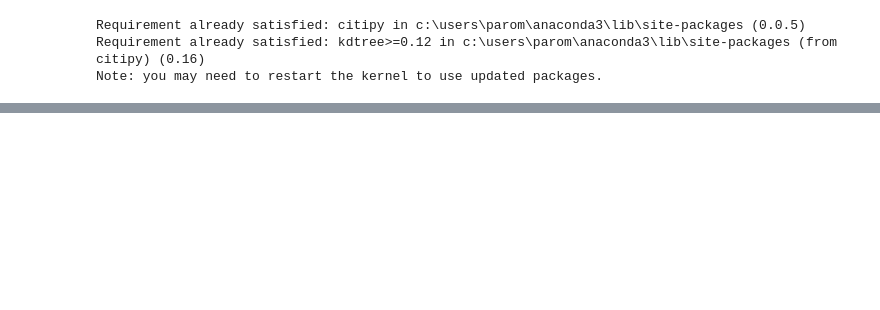
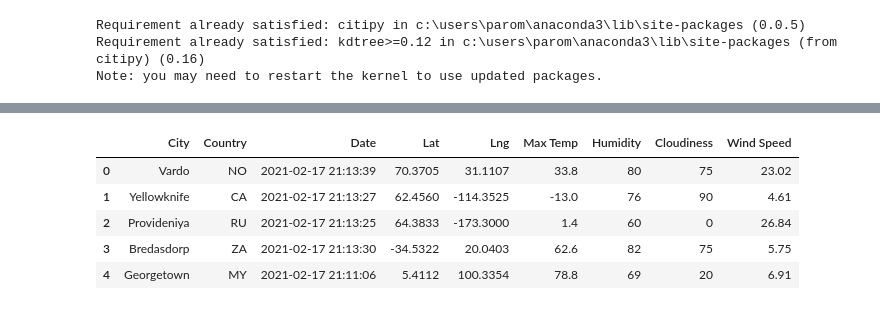
Before and after one commit to pde294/World_Weather_Analysis, a Jupyter notebook: WeatherPy.ipynb, the cells around one changed output, grey strips where cells are left out. Saved outputs shown, nothing was run; the diff lists cells and outputs as text; code cells hidden in the pictures; blank space fills up the shorter version.

```diff
--- a/WeatherPy.ipynb
+++ b/WeatherPy.ipynb
@@ -78,0 +199,13 @@ cities
+# %%
+new_column_order = ["City","Country","Date", "Lat", "Lng", "Max Temp", "Humidity", "Cloudiness", "Wind Speed"]
+# %%
+city_data_df = city_data_df[new_column_order]
+# %%
+city_data_df.head()
+# %% [output]
+|  | City | Country | Date | Lat | Lng | Max Temp | Humidity | Cloudiness | Wind Speed |
+| 0 | Vardo | NO | 2021-02-17 21:13:39 | 70.3705 | 31.1107 | 33.8 | 80 | 75 | 23.02 |
+| 1 | Yellowknife | CA | 2021-02-17 21:13:27 | 62.4560 | -114.3525 | -13.0 | 76 | 90 | 4.61 |
+| 2 | Provideniya | RU | 2021-02-17 21:13:25 | 64.3833 | -173.3000 | 1.4 | 60 | 0 | 26.84 |
+| 3 | Bredasdorp | ZA | 2021-02-17 21:13:30 | -34.5322 | 20.0403 | 62.6 | 82 | 75 | 5.75 |
+| 4 | Georgetown | MY | 2021-02-17 21:11:06 | 5.4112 | 100.3354 | 78.8 | 69 | 20 | 6.91 |
```
Also changed, not shown: parts of 12 cells of this notebook, 2 other files.
